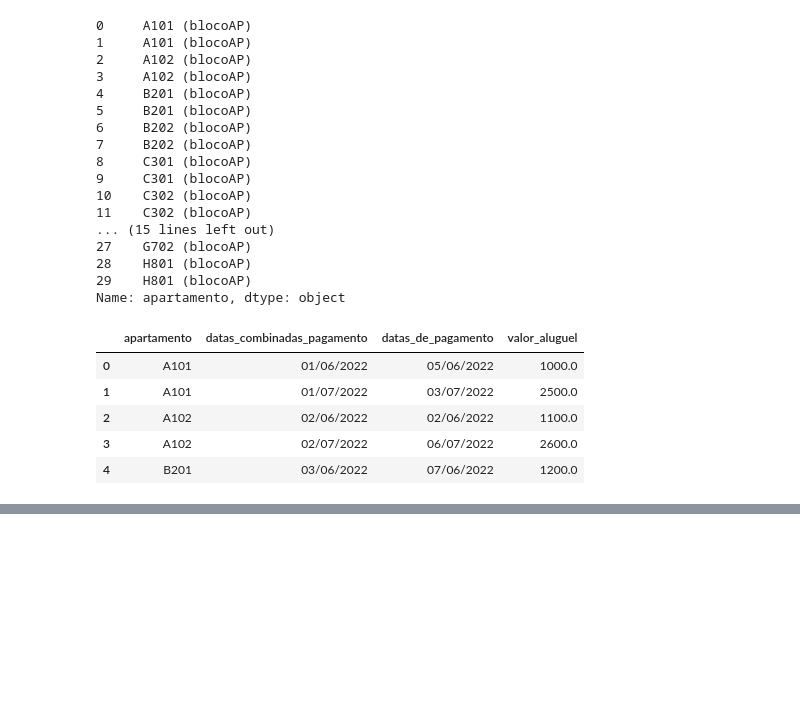
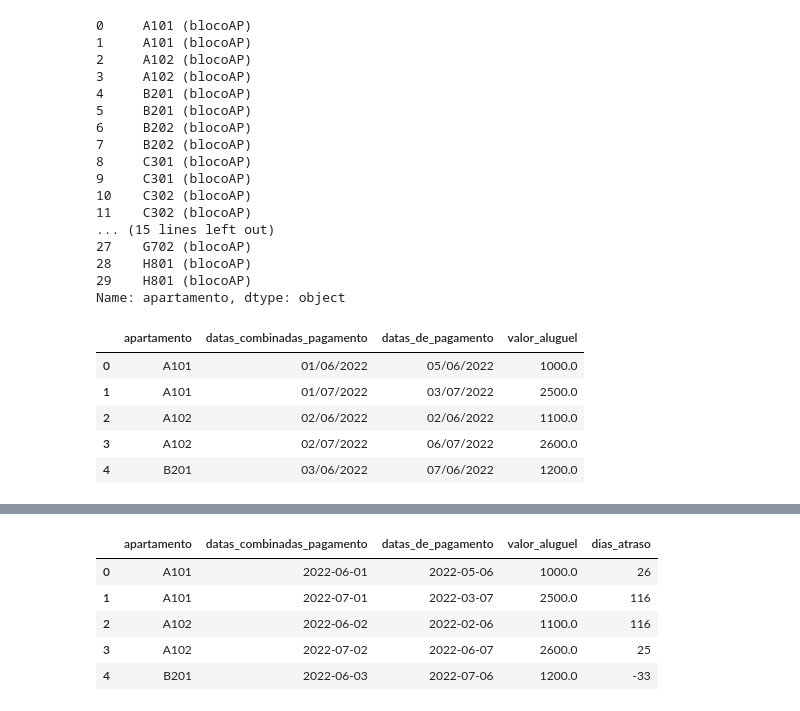
Before and after one commit to strawndri/python-ds-pandas-transformacao-manipulacao-dados, a Jupyter notebook: Desafio_2.ipynb, the cells around one changed output, grey strips where cells are left out. Saved outputs shown, nothing was run; the diff lists cells and outputs as text; code cells hidden in the pictures; blank space fills up the shorter version.

```diff
--- a/Desafio_2.ipynb
+++ b/Desafio_2.ipynb
@@ -176,0 +227,4 @@ dados.head()
+# %%
+dados['datas_de_pagamento'] = pd.to_datetime(dados['datas_de_pagamento'], format = '%d/%m/%Y')
+# %%
+dados['datas_combinadas_pagamento'] = pd.to_datetime(dados['datas_combinadas_pagamento'], format = '%d/%m/%Y')
@@ -176,0 +254,11 @@ dados.head()
+# %%
+dados['dias_atraso'] = (dados['datas_combinadas_pagamento'] - dados['datas_de_pagamento']).dt.days
+# %%
+dados.head()
+# %% [output]
+|  | apartamento | datas_combinadas_pagamento | datas_de_pagamento | valor_aluguel | dias_atraso |
+| 0 | A101 | 2022-06-01 | 2022-05-06 | 1000.0 | 26 |
+| 1 | A101 | 2022-07-01 | 2022-03-07 | 2500.0 | 116 |
+| 2 | A102 | 2022-06-02 | 2022-02-06 | 1100.0 | 116 |
+| 3 | A102 | 2022-07-02 | 2022-06-07 | 2600.0 | 25 |
+| 4 | B201 | 2022-06-03 | 2022-07-06 | 1200.0 | -33 |
```
Also changed, not shown: parts of 6 cells of this notebook.
